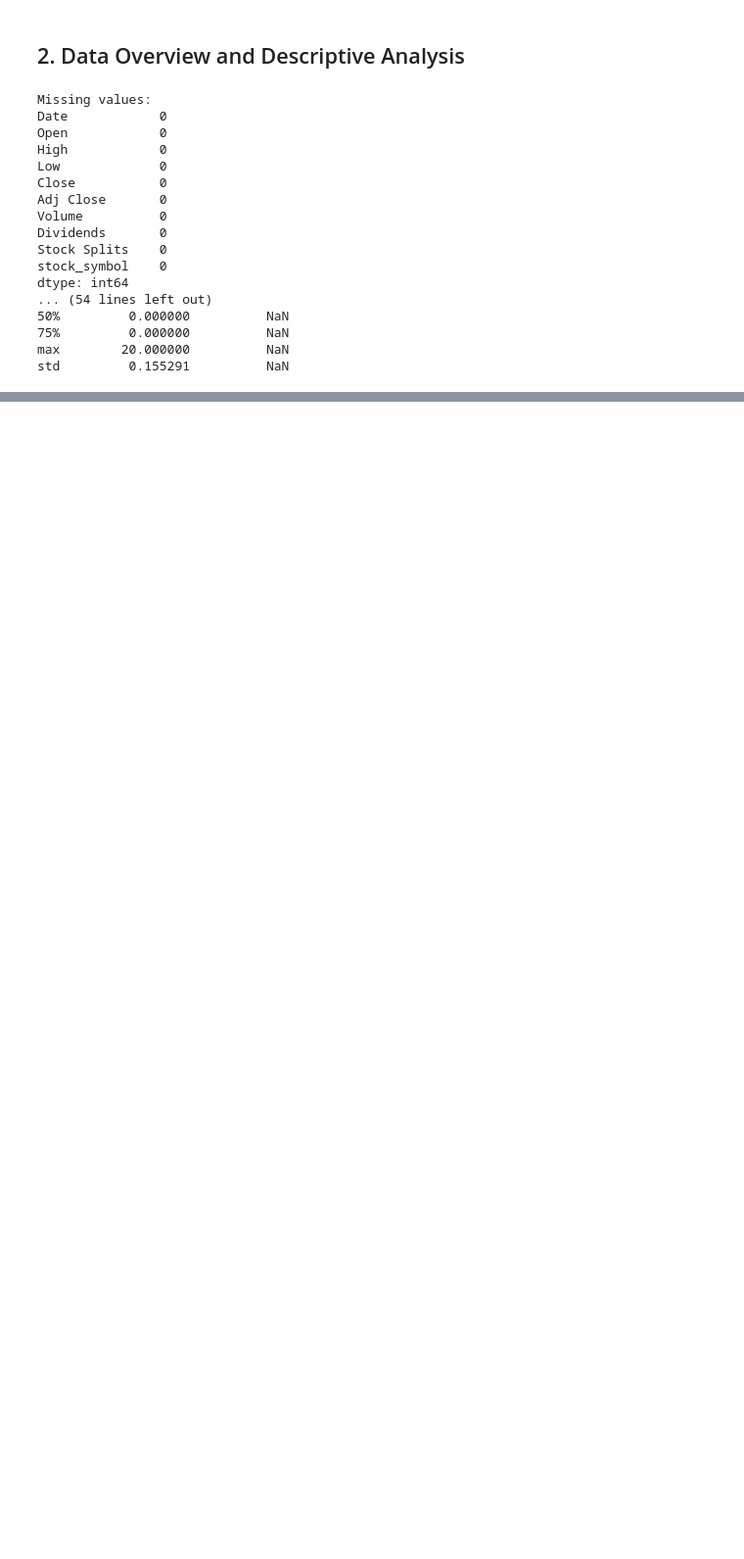
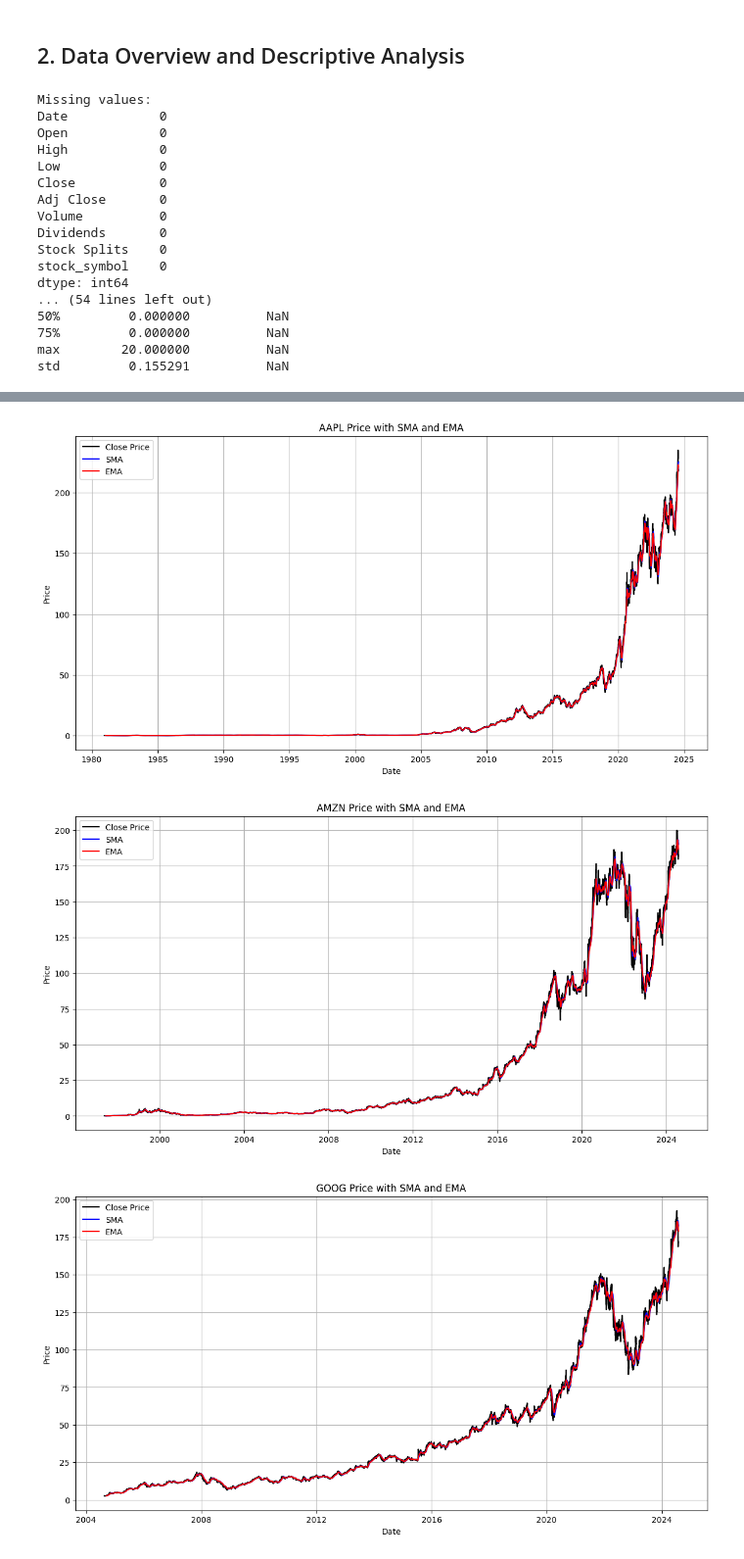
Before and after one commit to shewanek/week_1, a Jupyter notebook: notebooks/stock_EDA.ipynb, the cells around one changed output, grey strips where cells are left out. Shown at 98% size. Cells and saved outputs as stored; diff of their text form; code cells hidden in the pictures; blank space fills up the shorter version.

```diff
--- a/notebooks/stock_EDA.ipynb
+++ b/notebooks/stock_EDA.ipynb
@@ -61,0 +77,4 @@ std         0.155291          NaN
+# %%
+# apply technical indicators
+data_with_indicators = analysis.apply_ta_ind()
+data_with_indicators.tail()
@@ -61,0 +88,7 @@ std         0.155291          NaN
+# %%
+# visualize stocks
+analysis.vis_stocks(data_with_indicators)
+# %% [output]
+[figure, added]
+[figure, added]
+[figure, added]
```
Also changed, not shown: parts of 8 cells of this notebook, 2 other files.
